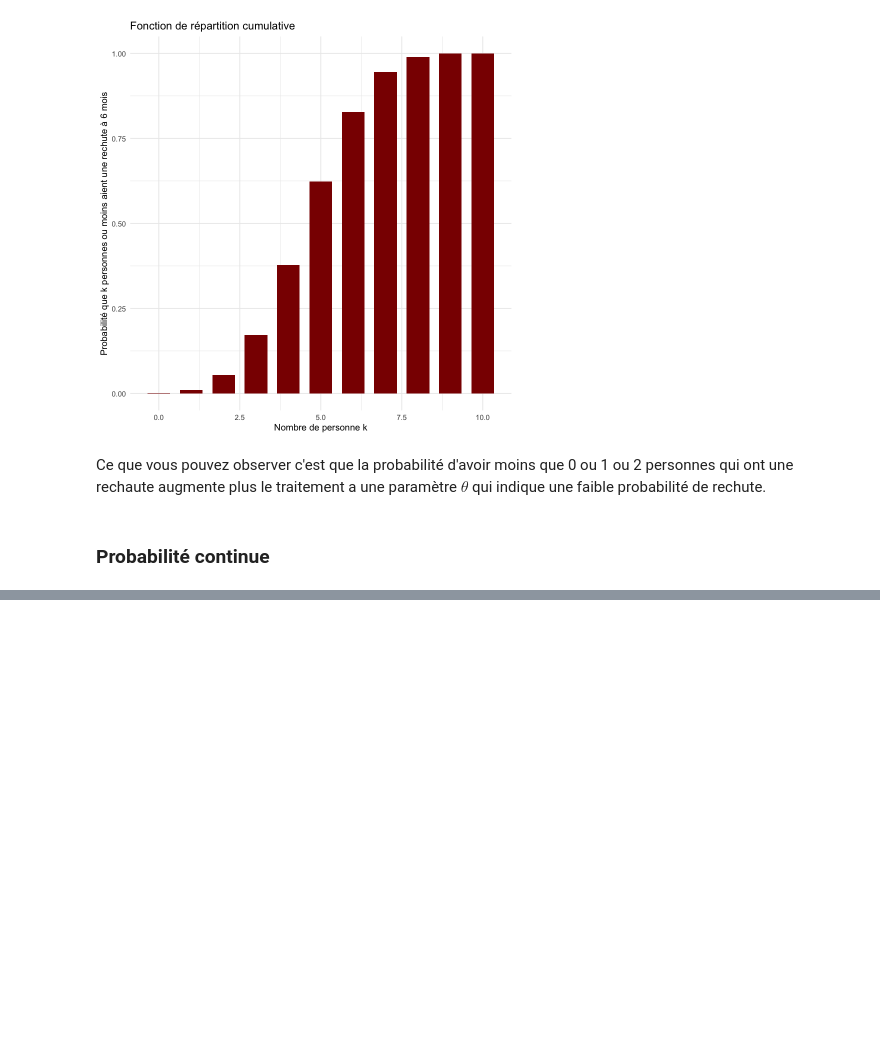
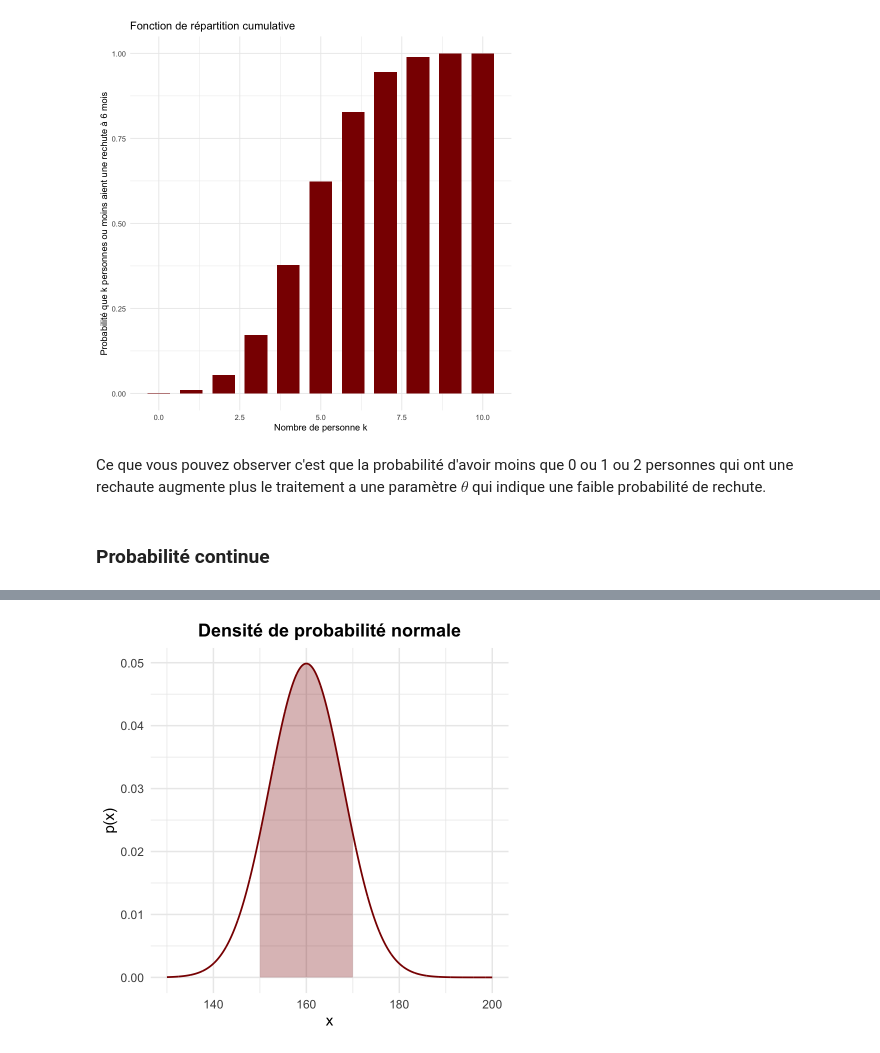
Before and after one commit to Affect-Learning-Decisions-Lab/cours_751526, a Jupyter notebook: probabilité/probabilité.ipynb, the cells around one changed output, grey strips where cells are left out. Drawn from its saved outputs; the diff is of its cells as text; code cells hidden in the pictures; blank space fills up the shorter version.

```diff
--- a/probabilité/probabilité.ipynb
+++ b/probabilité/probabilité.ipynb
@@ -321,0 +367,27 @@ où :
+# %%
+# Paramètres
+mu    <- 160  # Moyenne
+sigma <- 8    # Écart-type
+
+# Générer des données pour la distribution normale
+dx <- 0.02
+x_vals <- seq(130, 200, by = dx)
+p_vals <- dnorm(x_vals, mean = mu, sd = sigma)
+
+# Créer un data frame
+df <- data.frame(x = x_vals, p = p_vals)
+
+# Définir la région à intégrer entre 150 et 170
+df_shaded <- subset(df, x >= 150 & x <= 170)
+
+# Tracer le graphique
+ggplot(df, aes(x, p)) +
+  geom_line(color = darkred, size = 1) +  # Courbe de densité
+  geom_ribbon(data = df_shaded, aes(ymin = 0, ymax = p), fill = darkred, alpha = 0.3) +  # Aire sous la courbe
+  labs(title = "Densité de probabilité normale",
+       x = "x",
+       y = "p(x)") +
+  theme_minimal(base_size = 18) +
+  theme(plot.title = element_text(hjust = 0.5, face = "bold"))
+# %% [output]
+[figure, added]
```
Also changed, not shown: parts of 3 cells of this notebook.
